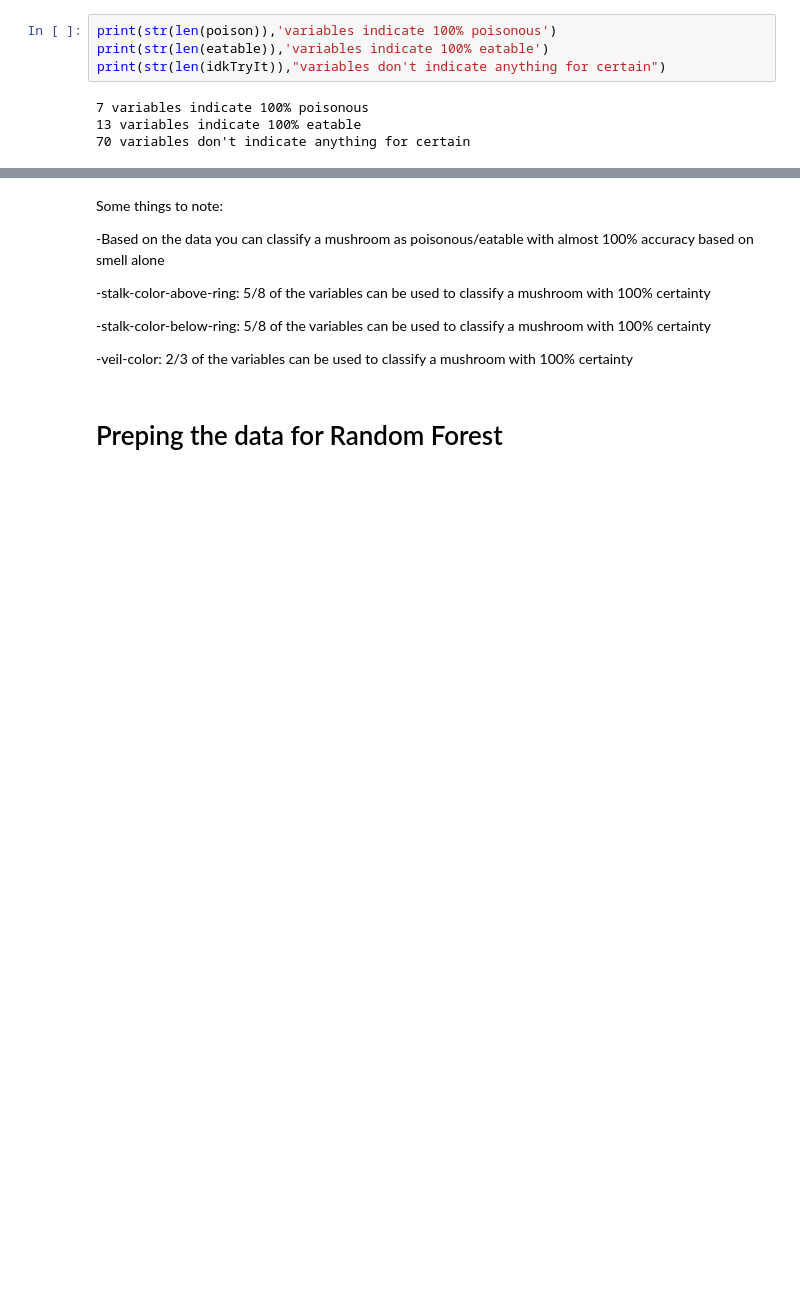
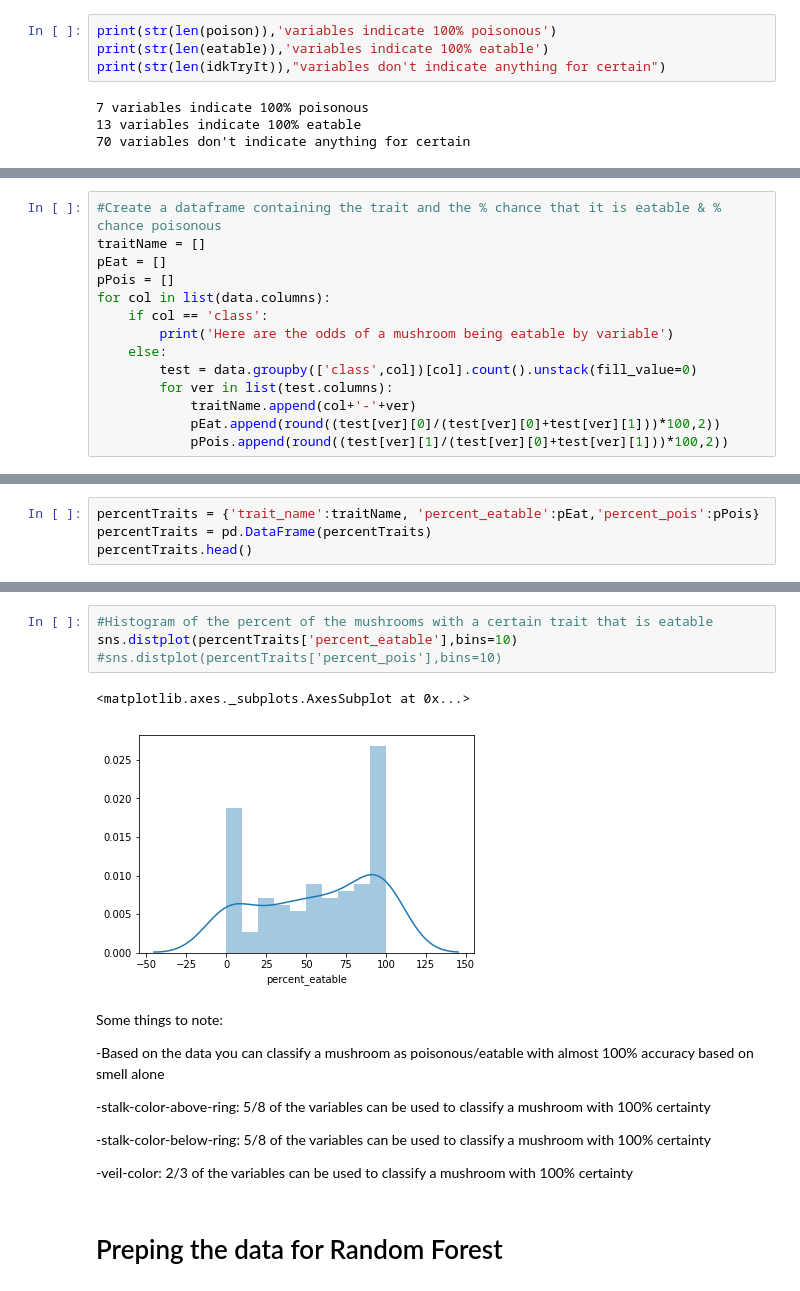
Before and after one commit to ascurlock/Advanced_project_CS5010, a Jupyter notebook: Advanced Project Random Forest.ipynb, the cells around one changed output, grey strips where cells are left out. Cells and saved outputs as stored; diff of their text form; blank space fills up the shorter version.

```diff
--- a/Advanced Project Random Forest.ipynb
+++ b/Advanced Project Random Forest.ipynb
@@ -263,0 +256,14 @@ print(eatable)
+# %%
+#Create a dataframe containing the trait and the % chance that it is eatable & % chance poisonous
+traitName = []
+pEat = []
+pPois = []
+for col in list(data.columns):
+    if col == 'class':
+        print('Here are the odds of a mushroom being eatable by variable')
+    else:
+        test = data.groupby(['class',col])[col].count().unstack(fill_value=0)
+        for ver in list(test.columns):
+            traitName.append(col+'-'+ver)
+            pEat.append(round((test[ver][0]/(test[ver][0]+test[ver][1]))*100,2))
+            pPois.append(round((test[ver][1]/(test[ver][0]+test[ver][1]))*100,2))
@@ -263,0 +272,4 @@ print(eatable)
+# %%
+percentTraits = {'trait_name':traitName, 'percent_eatable':pEat,'percent_pois':pPois}
+percentTraits = pd.DataFrame(percentTraits)
+percentTraits.head()
@@ -264,3 +283,10 @@ print(eatable)
+# %%
+#Histogram of the percent of the mushrooms with a certain trait that is eatable
+sns.distplot(percentTraits['percent_eatable'],bins=10)
+#sns.distplot(percentTraits['percent_pois'],bins=10)
+# %% [output]
+<matplotlib.axes._subplots.AxesSubplot at 0x...>
+[figure, added]
 # %% [markdown]
 Some things to note:
 
```
Also changed, not shown: parts of 12 cells of this notebook.
